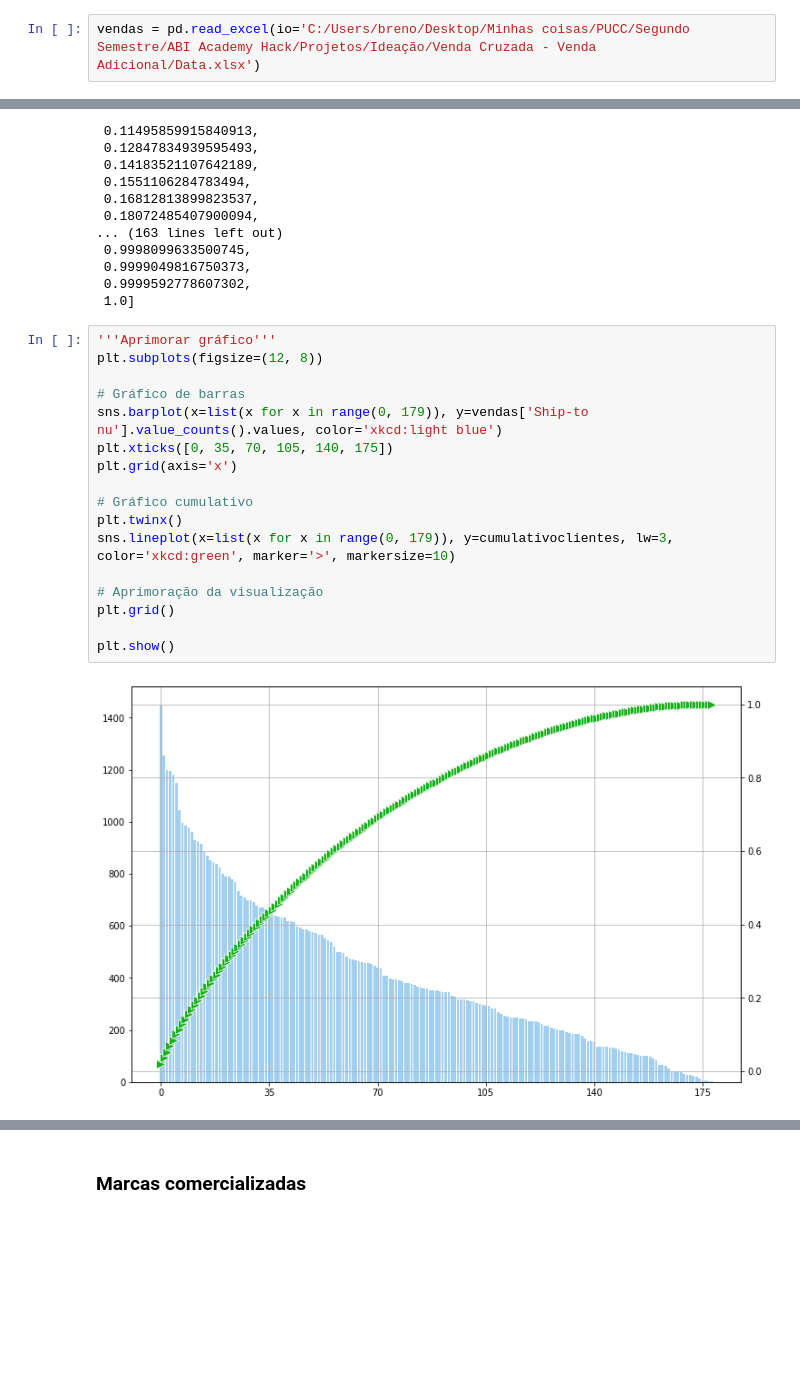
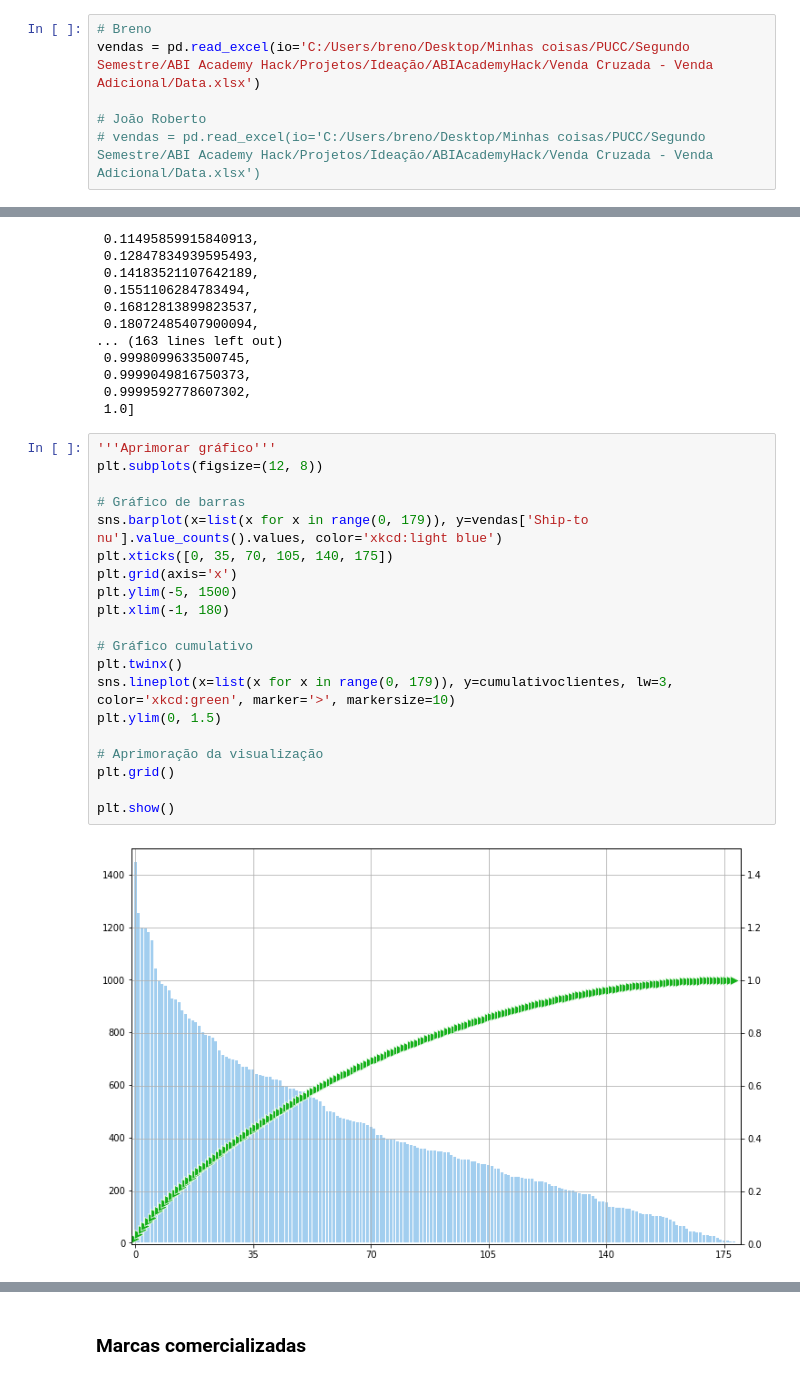
Before and after one commit to brenoccosta/ABIAcademyHack, a Jupyter notebook: Recomendação para pontos de venda locais.ipynb, the cells around one changed output, grey strips where cells are left out. Saved outputs shown, nothing was run; the diff lists cells and outputs as text; blank space fills up the shorter version.

```diff
--- a/Recomendação para pontos de venda locais.ipynb
+++ b/Recomendação para pontos de venda locais.ipynb
@@ -10,7 +10,11 @@ import matplotlib.pyplot as plt
 import seaborn as sns
 import numpy as np
 # %%
-vendas = pd.read_excel(io='C:/Users/breno/Desktop/Minhas coisas/PUCC/Segundo Semestre/ABI Academy Hack/Projetos/Ideação/Venda Cruzada - Venda Adicional/Data.xlsx')
+# Breno
+vendas = pd.read_excel(io='C:/Users/breno/Desktop/Minhas coisas/PUCC/Segundo Semestre/ABI Academy Hack/Projetos/Ideação/ABIAcademyHack/Venda Cruzada - Venda Adicional/Data.xlsx')
+
+# João Roberto
+# vendas = pd.read_excel(io='C:/Users/breno/Desktop/Minhas coisas/PUCC/Segundo Semestre/ABI Academy Hack/Projetos/Ideação/ABIAcademyHack/Venda Cruzada - Venda Adicional/Data.xlsx')
 # %%
 vendas.head()
 # %% [output]
@@ -95,19 +99,22 @@ cumulativoclientes
 # %%
 '''Aprimorar gráfico'''
 plt.subplots(figsize=(12, 8))
 
 # Gráfico de barras
 sns.barplot(x=list(x for x in range(0, 179)), y=vendas['Ship-to nu'].value_counts().values, color='xkcd:light blue')
 plt.xticks([0, 35, 70, 105, 140, 175])
 plt.grid(axis='x')
+plt.ylim(-5, 1500)
+plt.xlim(-1, 180)
 
 # Gráfico cumulativo
 plt.twinx()
 sns.lineplot(x=list(x for x in range(0, 179)), y=cumulativoclientes, lw=3, color='xkcd:green', marker='>', markersize=10)
+plt.ylim(0, 1.5)
 
 # Aprimoração da visualização
 plt.grid()
 
 plt.show()
 # %% [output]
-[figure, old version]
+[figure, new version]
```
Also changed, not shown: parts of 27 cells of this notebook.
